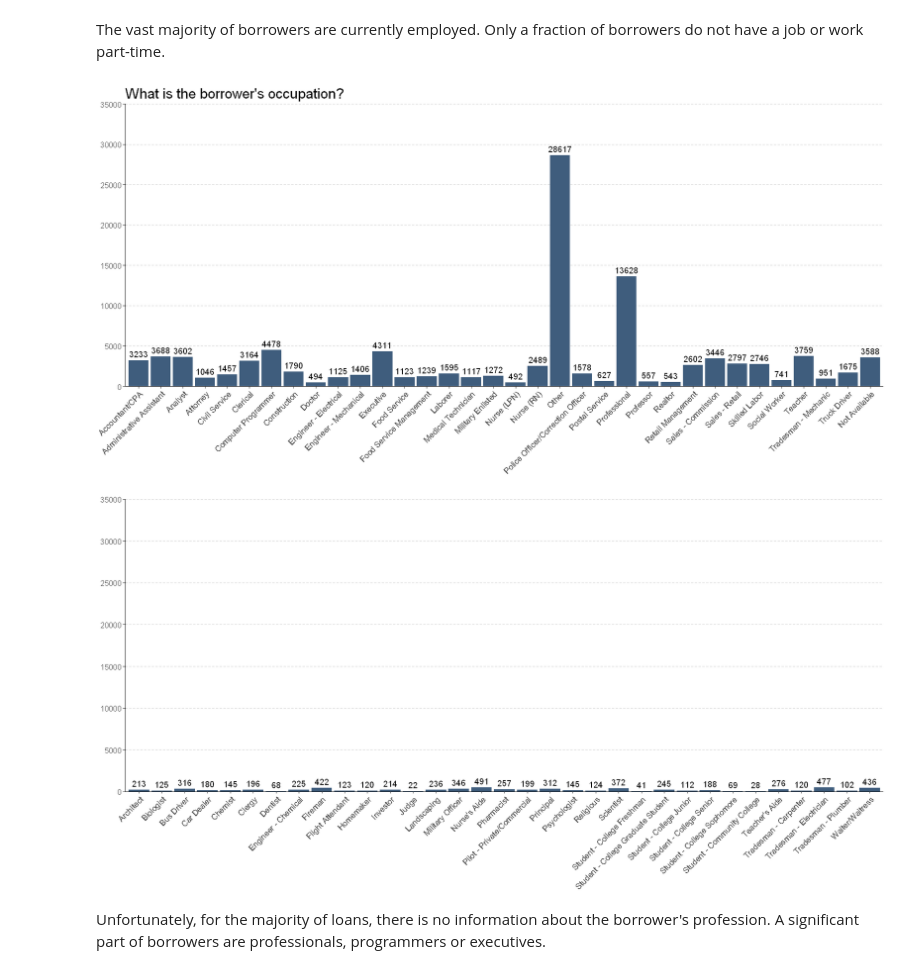
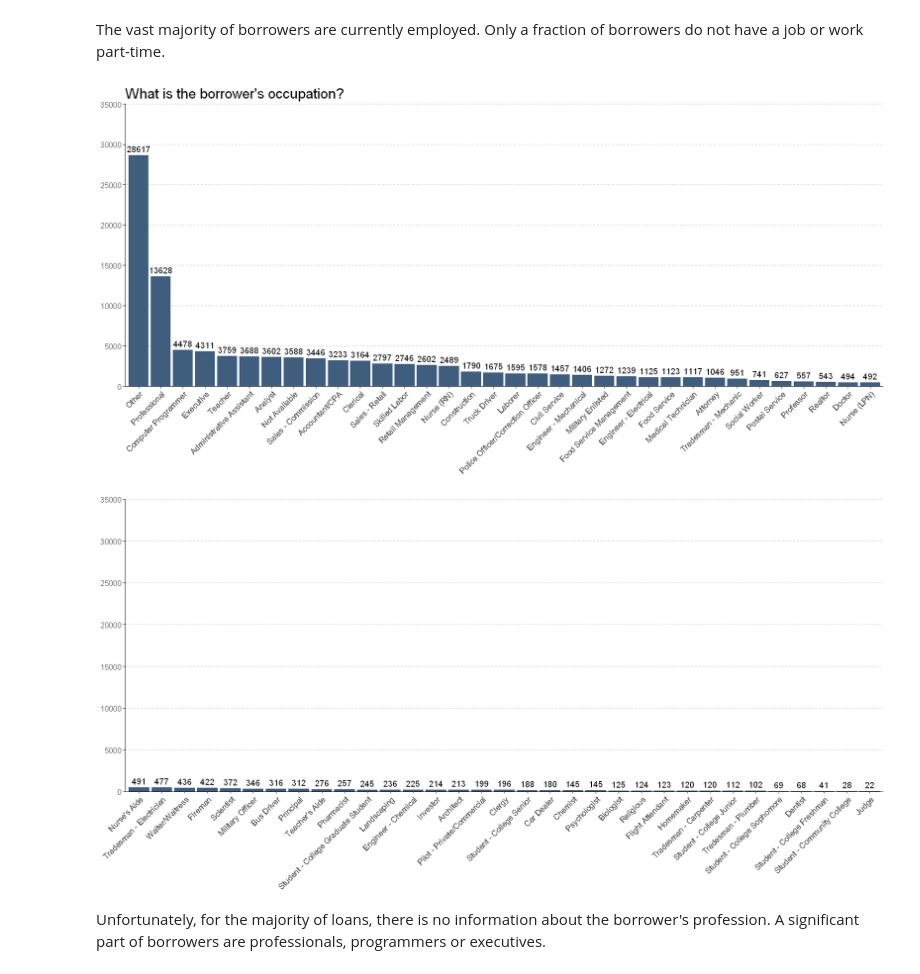
Before and after one commit to BarbaraStempien/DA--Loan-Data-from-Prosper, a Jupyter notebook: analysis.ipynb, the cells around one changed output. Drawn from its saved outputs; the diff is of its cells as text; code cells hidden in the pictures.

```diff
--- a/analysis.ipynb
+++ b/analysis.ipynb
@@ -781,35 +801,35 @@ The vast majority of borrowers are currently employed. Only a fraction of borrow
 # %%
 # Occupation
 occupation <- df %>% count(df$Occupation) %>%
                     setNames(.,c("occupation", "count")) %>%
                     arrange(desc(count))
 
 # plot occupation
-ggplot(occupation[1:34,], aes(x = occupation, y = count)) +
+ggplot(occupation[1:34,], aes(x = reorder(occupation, -count), y = count)) +
   geom_bar(fill = "#3F5D7D", stat = "identity") +
   geom_text(aes(label = count), vjust = -0.5) +
   labs(title = "What is the borrower's occupation?") +
   scale_y_continuous(limits = c(0,35000), breaks = seq(0, 35000, 5000), expand = c(0,0)) +
   theme(plot.title = element_text(size = 18),
         axis.title.x = element_blank(),
         axis.title.y = element_blank(),
         axis.text.y = element_text(size=10),
         axis.text.x = element_text(angle = 45, hjust = 1, size=10),
         panel.grid.major.y = element_line(color="#d3d3d3", linetype = "dashed", size=0.5))
 
-ggplot(occupation[35:67,], aes(x = occupation, y = count)) +
+ggplot(occupation[35:67,], aes(x = reorder(occupation, -count), y = count)) +
   geom_bar(fill = "#3F5D7D", stat = "identity") +
   geom_text(aes(label = count), vjust = -0.5) +
   scale_y_continuous(limits = c(0,35000), breaks = seq(0, 35000, 5000), expand = c(0,0)) +
   theme(plot.title = element_text(hjust = 0.5),
         axis.title.x = element_blank(),
         axis.title.y = element_blank(),
         axis.text.y = element_text(size=10),
         axis.text.x = element_text(angle = 45, hjust = 1, size=10),
         panel.grid.major.y = element_line(color="#d3d3d3", linetype = "dashed", size=0.5))
 # %% [output]
-[figure, old version]
+[figure, new version]
-[figure, old version]
+[figure, new version]
 # %% [markdown]
 Unfortunately, for the majority of loans, there is no information about the borrower's profession. A significant part of borrowers are professionals, programmers or executives.
 # %%
```
Also changed, not shown: parts of 36 cells of this notebook, 2 other files.
